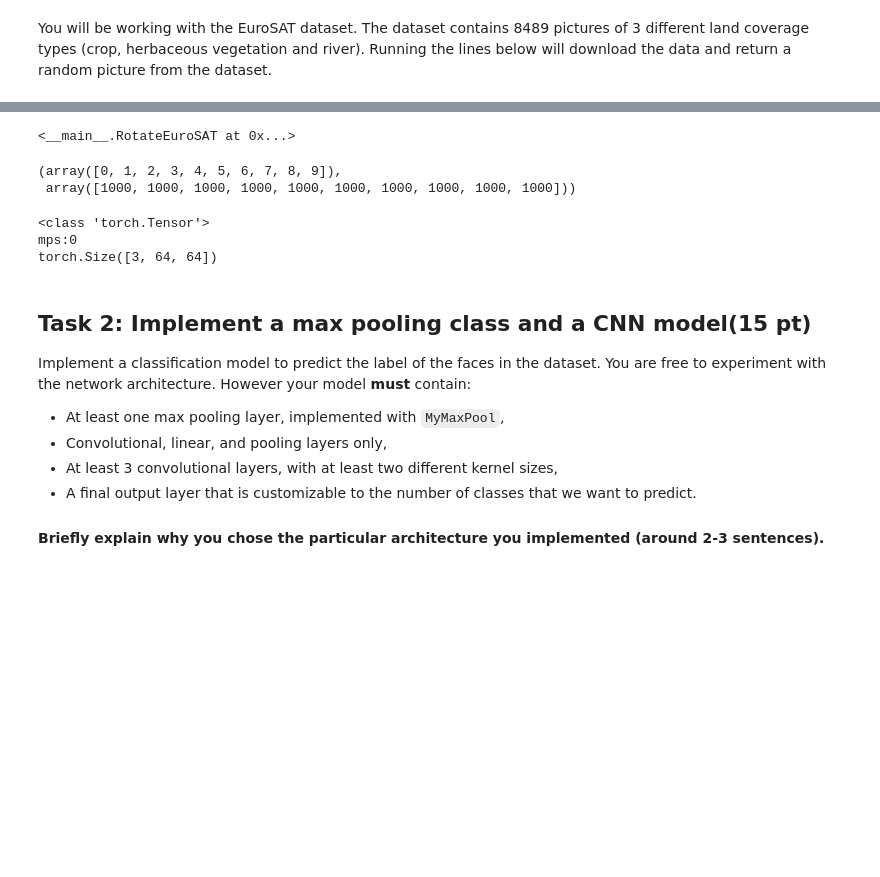
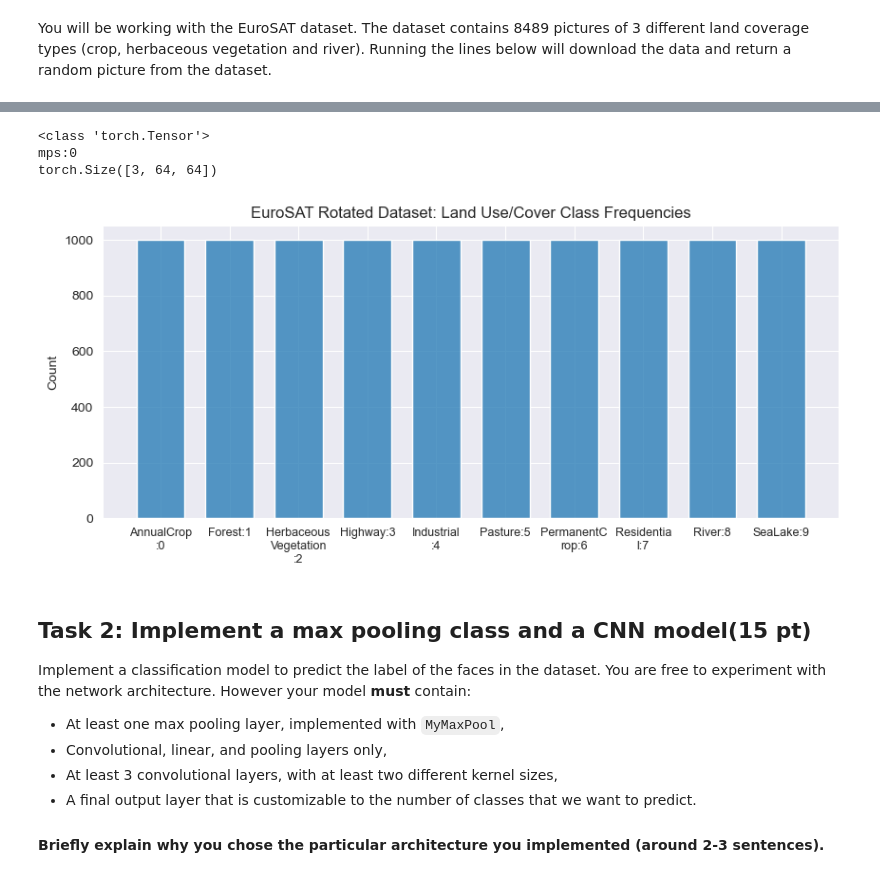
Before and after one commit to hertie-data-science-lab/assignment-2-ps-2f, a Jupyter notebook: main.ipynb, the cells around one changed output, grey strips where cells are left out. Drawn from its saved outputs; the diff is of its cells as text; code cells hidden in the pictures; blank space fills up the shorter version.

```diff
--- a/main.ipynb
+++ b/main.ipynb
@@ -211,16 +247,7 @@ rotated_data = RotateEuroSAT(data,
                              length=10**4,
                              shares=[1 / len(data.classes) for _ in data.classes],
                              seed=42,
-                             device=device) #ADDED to put data on GPU
+                             device=device) #ADDED to optionally put data on the specified device
 
-rotated_data
+train_data, test_data = random_split(rotated_data, [0.8, 0.2])
-# %% [output]
-<__main__.RotateEuroSAT at 0x...>
-# %%
-# CHECK target distribution
-targets = [rotated_data[idx][1].to('cpu') for idx in range(len(rotated_data))]
-np.unique(np.array(targets), return_counts=True)
-# %% [output]
-(array([0, 1, 2, 3, 4, 5, 6, 7, 8, 9]),
- array([1000, 1000, 1000, 1000, 1000, 1000, 1000, 1000, 1000, 1000]))
 # %%
@@ -237,3 +262,9 @@ train_data, test_data = random_split(rotated_data, [0.8, 0.2])
+# %%
+#ADDED: check histogram to verify class frequencies
+fig, ax = plot_histogram(rotated_data)
+plt.title('EuroSAT Rotated Dataset: Land Use/Cover Class Frequencies');
+# %% [output]
+[figure, added]
 # %% [markdown]
 ## Task 2: Implement a max pooling class and a CNN model(15 pt)
 Implement a classification model to predict the label of the faces in the dataset. You are free to experiment with the network architecture. However your model **must** contain:
```
Also changed, not shown: parts of 25 cells of this notebook.
